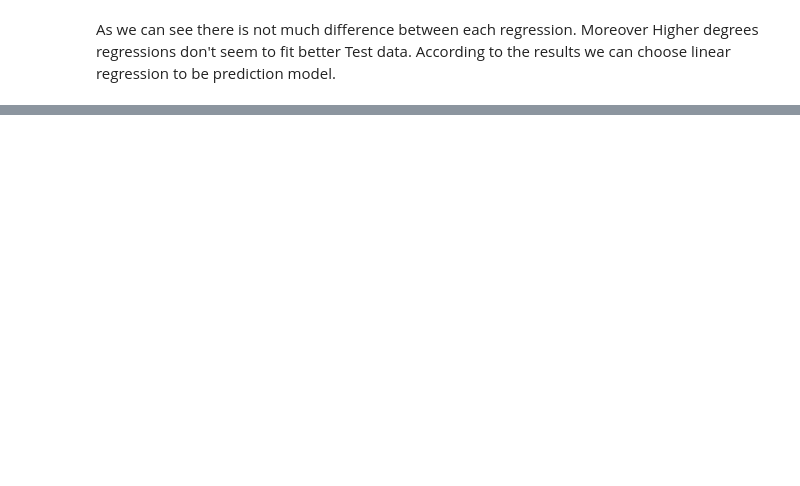
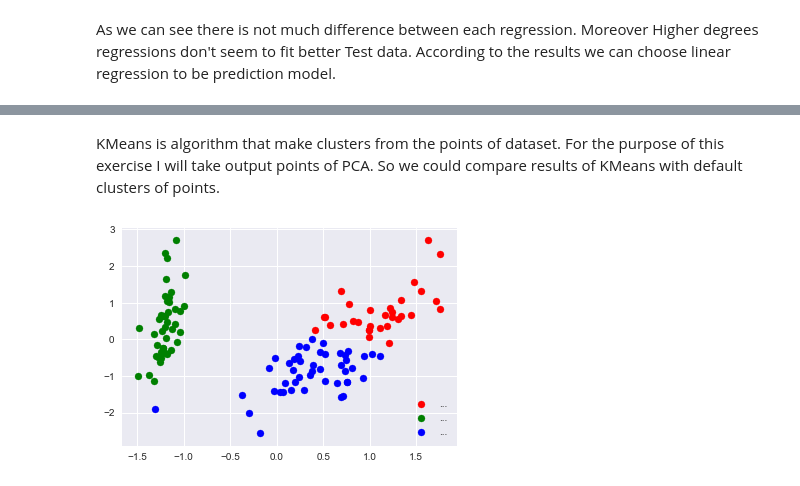
Before and after one commit to kuba1stach/Iris-dataset, a Jupyter notebook: iris.ipynb, the cells around one changed output, grey strips where cells are left out. Saved outputs shown, nothing was run; the diff lists cells and outputs as text; code cells hidden in the pictures; blank space fills up the shorter version.

```diff
--- a/iris.ipynb
+++ b/iris.ipynb
@@ -198,16 +219,19 @@ plt.show()
+# %% [markdown]
+KMeans is algorithm that make clusters from the points of dataset. For the purpose of this exercise I will take output points of PCA. So we could compare results of KMeans with default clusters of points.
 # %%
 model = KMeans(n_clusters=3, n_init =50)
 
-# Note I'm scaling the data to normalize it! Important for good results.
 model = model.fit(scale(X_pca))
 
-print X_pca
-print model.labels_
-print trainT
+#print (X_pca)
+#print (model.labels_)
+#print (trainT)
 
 plt.figure()
 for i, c, label in zip(target_ids, colors, iris.target_names):
     plt.scatter(X_pca[model.labels_ == i, 0], X_pca[model.labels_ == i, 1],
-        c=c, label=label)
+        c=c, label='...')
 plt.legend()
 plt.show()
+# %% [output]
+[figure, added]
```
Also changed, not shown: parts of 18 cells of this notebook, 1 other file.
